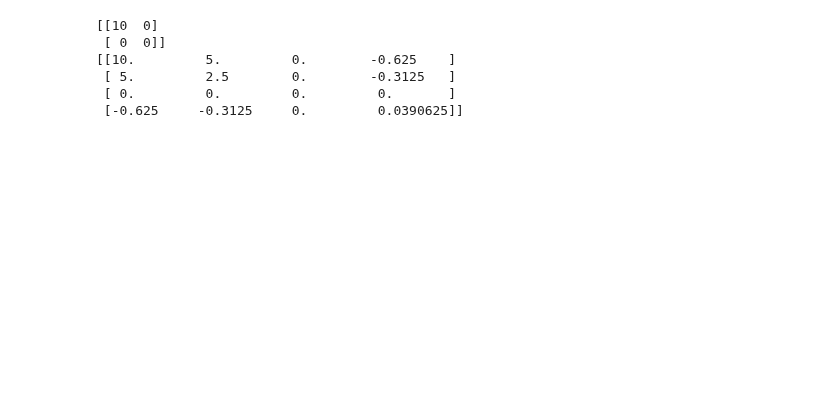
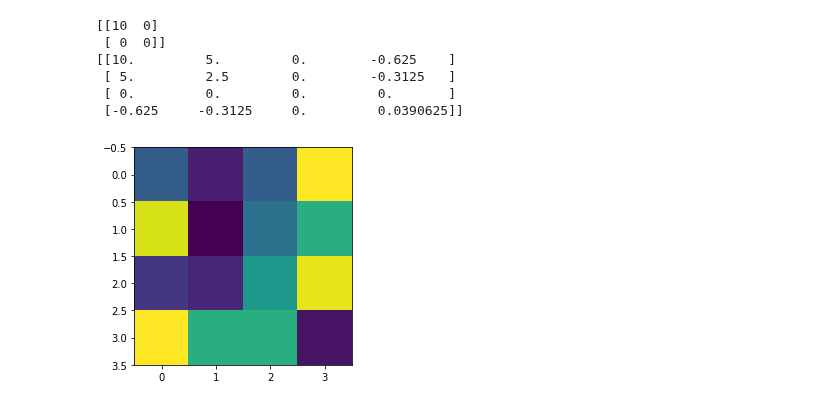
Before and after one commit to ovysotska/in_simple_english, a Jupyter notebook: Interpolation.ipynb, the cells around one changed output. Drawn from its saved outputs; the diff is of its cells as text; code cells hidden in the pictures; blank space fills up the shorter version.

```diff
--- a/Interpolation.ipynb
+++ b/Interpolation.ipynb
@@ -327,3 +327,14 @@ print(img_sc)
  [ 5.         2.5        0.        -0.3125   ]
  [ 0.         0.         0.         0.       ]
  [-0.625     -0.3125     0.         0.0390625]]
+# %%
+import cv2
+import matplotlib.pyplot as plt
+img_name = 'data/tiny_img.png';
+image = cv2.imread(img_name, 0);
+image = image.astype('float')
+# new_img = cv2.cvtColor(image, cv2.COLOR_BGR2RGB)
+# image = image.astype('float')
+plt.imshow(image);
+# %% [output]
+[figure, added]
```
Also changed, not shown: parts of 5 cells of this notebook.
